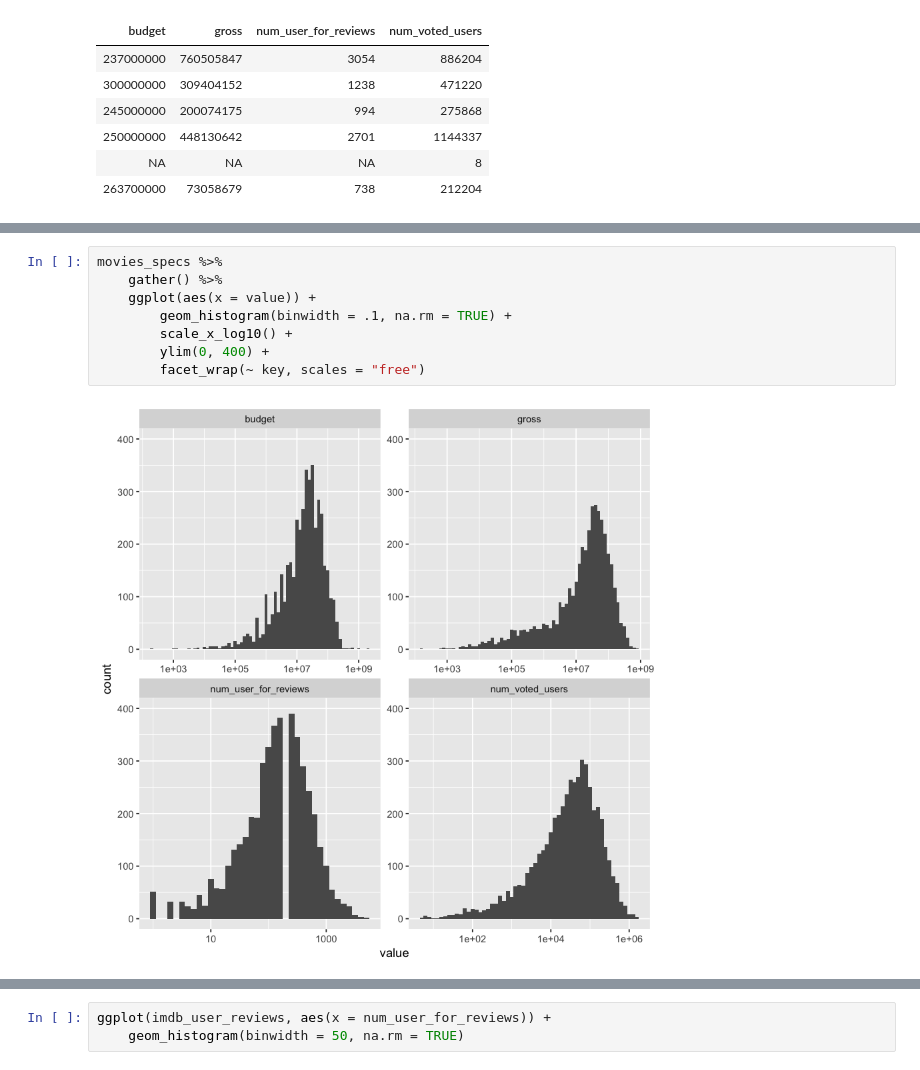
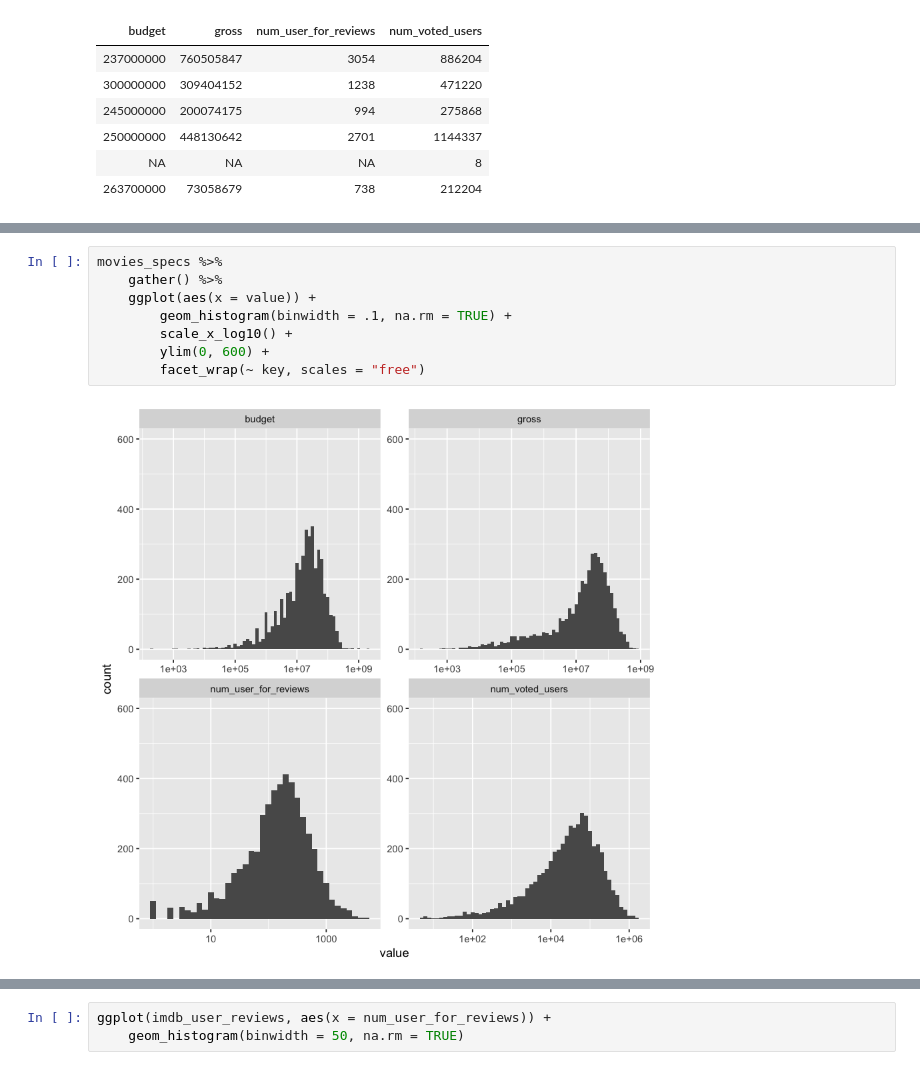
Before and after one commit to hichana/udacity, a Jupyter notebook: P4/PROJECT/movies_eda.ipynb, the cells around one changed output, grey strips where cells are left out. Cells and saved outputs as stored; diff of their text form.

```diff
--- a/P4/PROJECT/movies_eda.ipynb
+++ b/P4/PROJECT/movies_eda.ipynb
@@ -357,11 +346,11 @@ Warning message in FUN(newX[, i], ...):
 # %%
 movies_specs %>%
     gather() %>%
     ggplot(aes(x = value)) +
         geom_histogram(binwidth = .1, na.rm = TRUE) +
         scale_x_log10() +
-        ylim(0, 400) +
+        ylim(0, 600) +
         facet_wrap(~ key, scales = "free")
 # %% [output]
-[figure, old version]
+[figure, new version]
 # %%
```
Also changed, not shown: parts of 13 cells of this notebook, 3 other files.
